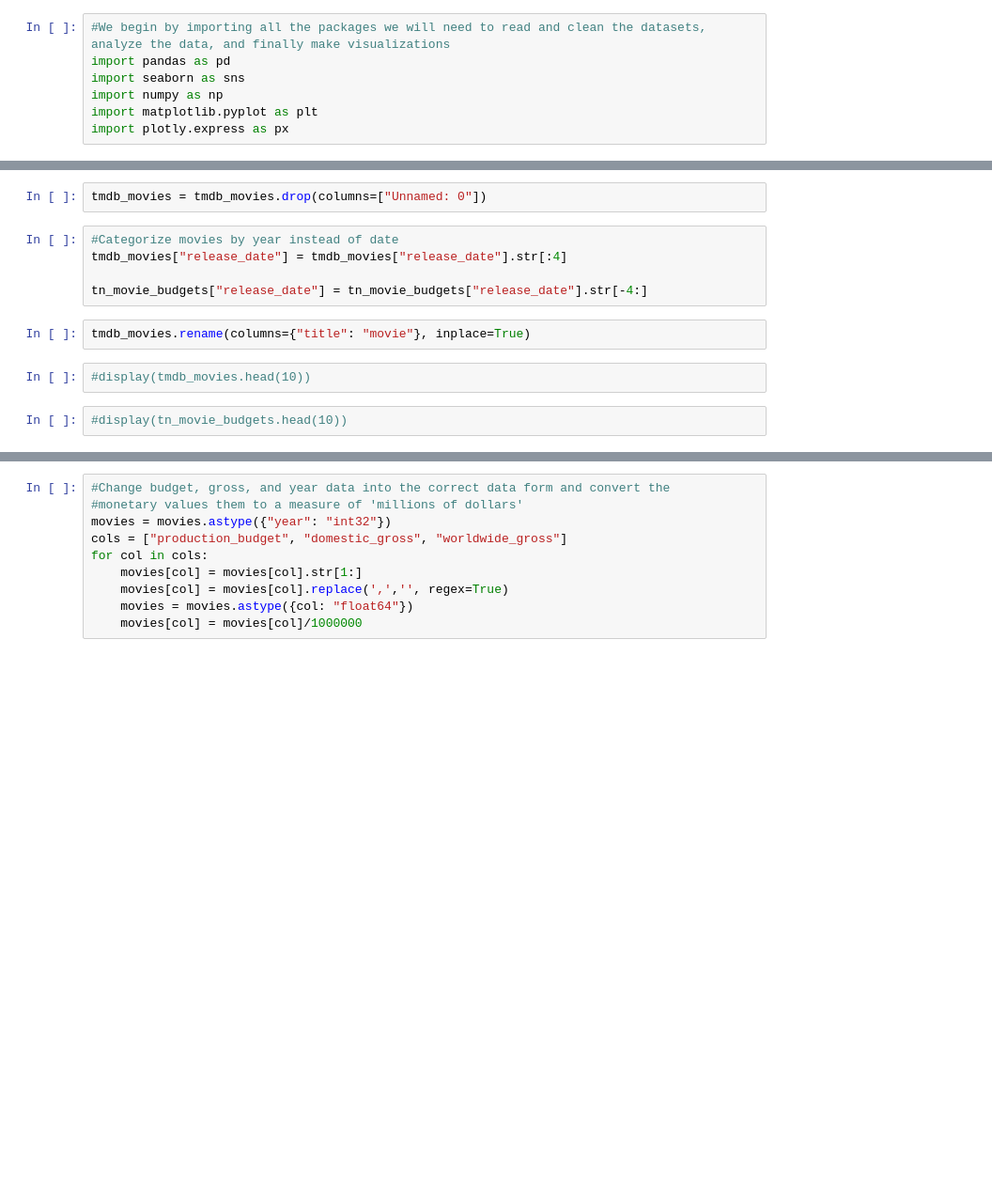
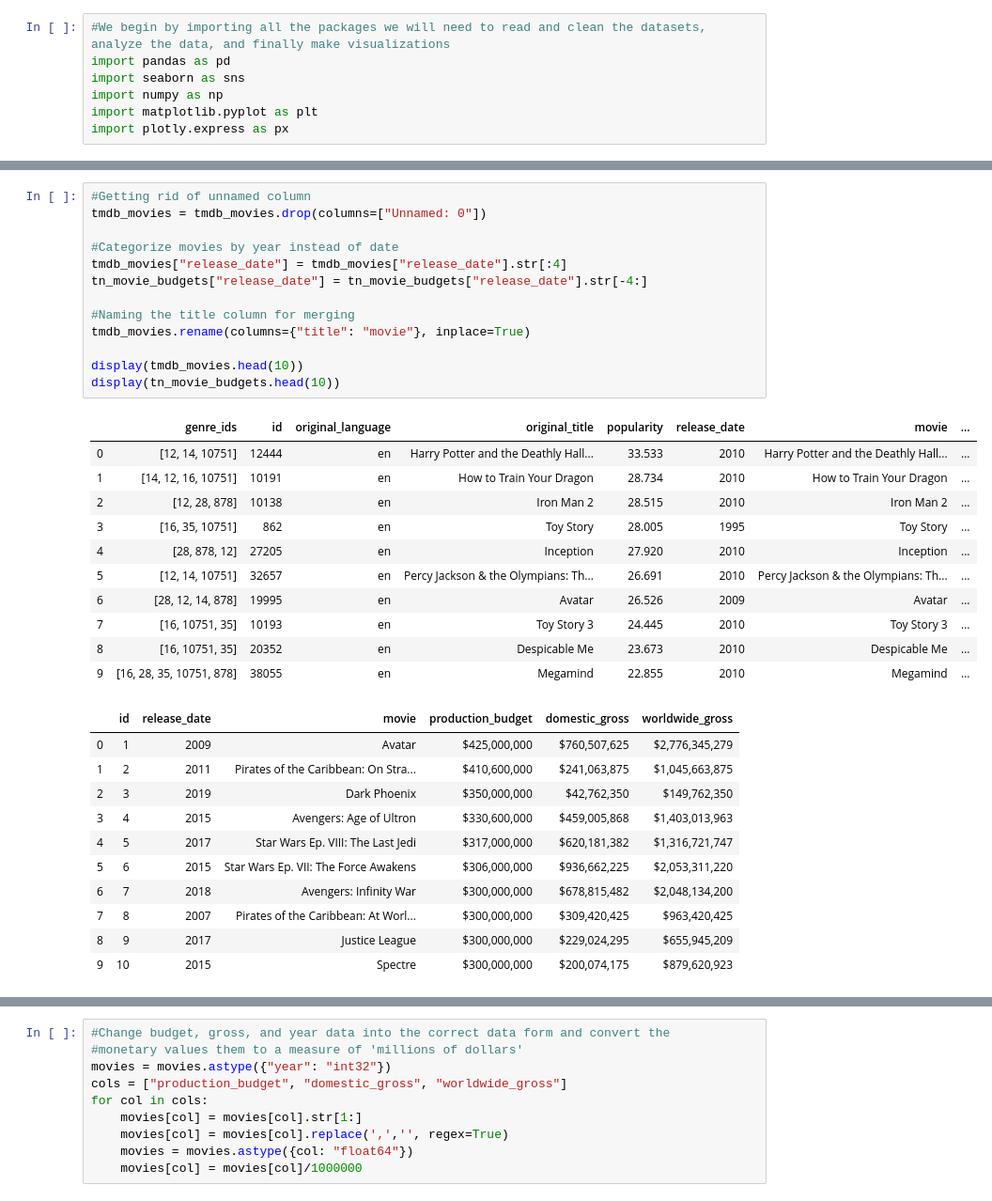
Before and after one commit to rachelbeery/Mod-1-Project, a Jupyter notebook: Module 1 Project Index.ipynb, the cells around one changed output, grey strips where cells are left out. Shown at 94% size. Drawn from its saved outputs; the diff is of its cells as text; blank space fills up the shorter version.

```diff
--- a/Module 1 Project Index.ipynb
+++ b/Module 1 Project Index.ipynb
@@ -87,16 +86,39 @@ display(titles_with_ratings.head())
-# %%
-tmdb_movies = tmdb_movies.drop(columns=["Unnamed: 0"])
 # %%
+#Getting rid of unnamed column
+tmdb_movies = tmdb_movies.drop(columns=["Unnamed: 0"])
+
 #Categorize movies by year instead of date
 tmdb_movies["release_date"] = tmdb_movies["release_date"].str[:4]
+tn_movie_budgets["release_date"] = tn_movie_budgets["release_date"].str[-4:]
 
-tn_movie_budgets["release_date"] = tn_movie_budgets["release_date"].str[-4:]
+#Naming the title column for merging
+tmdb_movies.rename(columns={"title": "movie"}, inplace=True)
+
+display(tmdb_movies.head(10))
+display(tn_movie_budgets.head(10))
+# %% [output]
+|  | genre_ids | id | original_language | original_title | popularity | release_date | movie | ... |
+| 0 | [12, 14, 10751] | 12444 | en | Harry Potter and the Deathly Hall... | 33.533 | 2010 | Harry Potter and the Deathly Hall... | ... |
+| 1 | [14, 12, 16, 10751] | 10191 | en | How to Train Your Dragon | 28.734 | 2010 | How to Train Your Dragon | ... |
+| 2 | [12, 28, 878] | 10138 | en | Iron Man 2 | 28.515 | 2010 | Iron Man 2 | ... |
+| 3 | [16, 35, 10751] | 862 | en | Toy Story | 28.005 | 1995 | Toy Story | ... |
+| 4 | [28, 878, 12] | 27205 | en | Inception | 27.920 | 2010 | Inception | ... |
+| 5 | [12, 14, 10751] | 32657 | en | Percy Jackson & the Olympians: Th... | 26.691 | 2010 | Percy Jackson & the Olympians: Th... | ... |
+| 6 | [28, 12, 14, 878] | 19995 | en | Avatar | 26.526 | 2009 | Avatar | ... |
+| 7 | [16, 10751, 35] | 10193 | en | Toy Story 3 | 24.445 | 2010 | Toy Story 3 | ... |
+| 8 | [16, 10751, 35] | 20352 | en | Despicable Me | 23.673 | 2010 | Despicable Me | ... |
+| 9 | [16, 28, 35, 10751, 878] | 38055 | en | Megamind | 22.855 | 2010 | Megamind | ... |
+|  | id | release_date | movie | production_budget | domestic_gross | worldwide_gross |
+| 0 | 1 | 2009 | Avatar | $425,000,000 | $760,507,625 | $2,776,345,279 |
+| 1 | 2 | 2011 | Pirates of the Caribbean: On Stra... | $410,600,000 | $241,063,875 | $1,045,663,875 |
+| 2 | 3 | 2019 | Dark Phoenix | $350,000,000 | $42,762,350 | $149,762,350 |
+| 3 | 4 | 2015 | Avengers: Age of Ultron | $330,600,000 | $459,005,868 | $1,403,013,963 |
+| 4 | 5 | 2017 | Star Wars Ep. VIII: The Last Jedi | $317,000,000 | $620,181,382 | $1,316,721,747 |
+| 5 | 6 | 2015 | Star Wars Ep. VII: The Force Awakens | $306,000,000 | $936,662,225 | $2,053,311,220 |
+| 6 | 7 | 2018 | Avengers: Infinity War | $300,000,000 | $678,815,482 | $2,048,134,200 |
+| 7 | 8 | 2007 | Pirates of the Caribbean: At Worl... | $300,000,000 | $309,420,425 | $963,420,425 |
+| 8 | 9 | 2017 | Justice League | $300,000,000 | $229,024,295 | $655,945,209 |
+| 9 | 10 | 2015 | Spectre | $300,000,000 | $200,074,175 | $879,620,923 |
-# %%
-tmdb_movies.rename(columns={"title": "movie"}, inplace=True)
-# %%
-#display(tmdb_movies.head(10))
-# %%
-#display(tn_movie_budgets.head(10))
 # %%
 #Join together tmdb genre information with movie budgets based on movie name
 budgets_and_ratings = tn_movie_budgets.merge(tmdb_movies, on="movie", how="inner")
```
Also changed, not shown: parts of 43 cells of this notebook.
